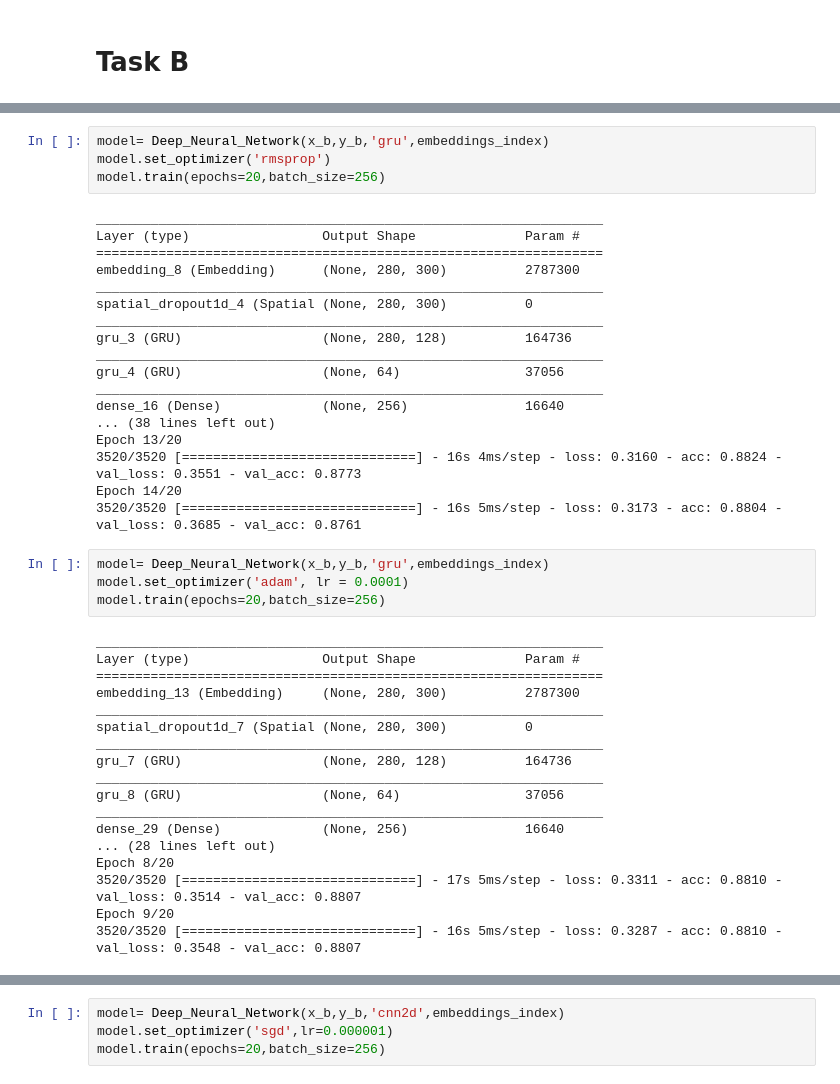
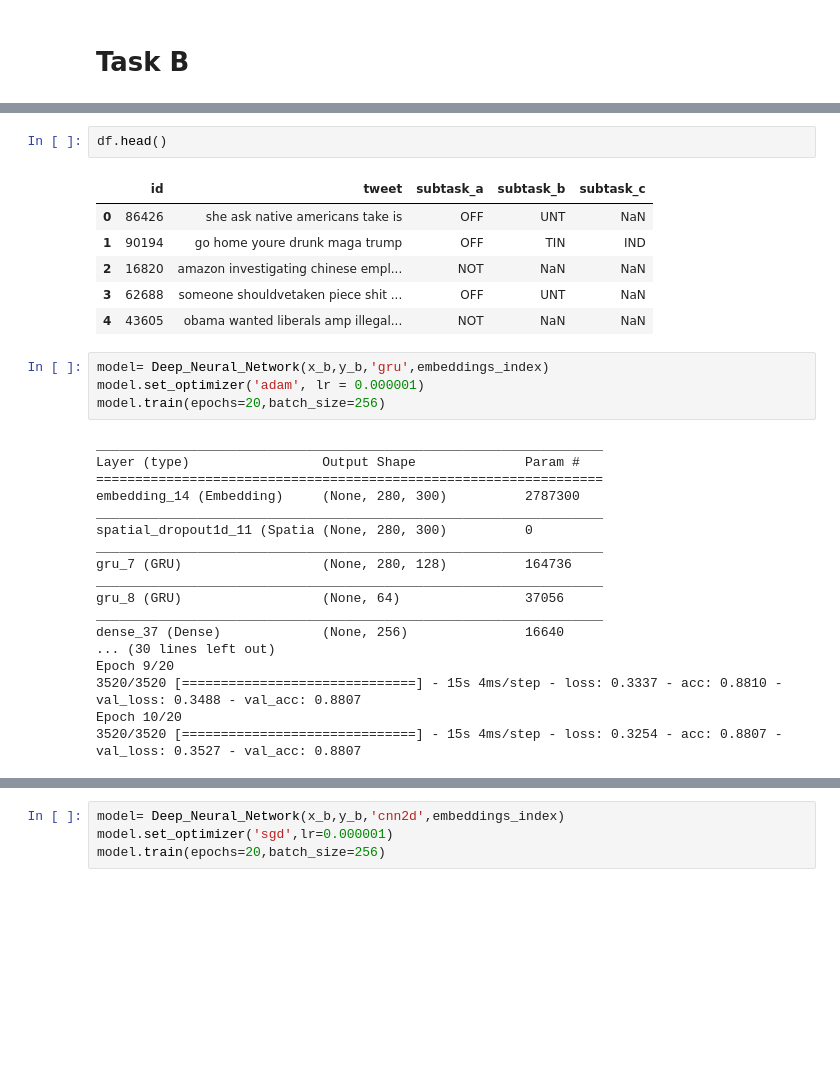
Before and after one commit to chendingyan/NLP490H, a Jupyter notebook: NLP_OffensEval.ipynb, the cells around one changed output, grey strips where cells are left out. Cells and saved outputs as stored; diff of their text form; blank space fills up the shorter version.

```diff
--- a/NLP_OffensEval.ipynb
+++ b/NLP_OffensEval.ipynb
@@ -764,44 +878,31 @@ mean cross validation for SVM is 0.8284089089490978
+# %%
+df.head()
+# %% [output]
+|  | id | tweet | subtask_a | subtask_b | subtask_c |
+| 0 | 86426 | she ask native americans take is | OFF | UNT | NaN |
+| 1 | 90194 | go home youre drunk maga trump | OFF | TIN | IND |
+| 2 | 16820 | amazon investigating chinese empl... | NOT | NaN | NaN |
+| 3 | 62688 | someone shouldvetaken piece shit ... | OFF | UNT | NaN |
+| 4 | 43605 | obama wanted liberals amp illegal... | NOT | NaN | NaN |
 # %%
 model= Deep_Neural_Network(x_b,y_b,'gru',embeddings_index)
-model.set_optimizer('rmsprop')
+model.set_optimizer('adam', lr = 0.000001)
 model.train(epochs=20,batch_size=256)
 # %% [output]
 _________________________________________________________________
 Layer (type)                 Output Shape              Param #
 =================================================================
-embedding_8 (Embedding)      (None, 280, 300)          2787300
+embedding_14 (Embedding)     (None, 280, 300)          2787300
 _________________________________________________________________
-spatial_dropout1d_4 (Spatial (None, 280, 300)          0
+spatial_dropout1d_11 (Spatia (None, 280, 300)          0
 _________________________________________________________________
-gru_3 (GRU)                  (None, 280, 128)          164736
+gru_7 (GRU)                  (None, 280, 128)          164736
 _________________________________________________________________
-gru_4 (GRU)                  (None, 64)                37056
+gru_8 (GRU)                  (None, 64)                37056
 _________________________________________________________________
-dense_16 (Dense)             (None, 256)               16640
-... (38 lines left out)
-Epoch 13/20
-3520/3520 [==============================] - 16s 4ms/step - loss: 0.3160 - acc: 0.8824 - val_loss: 0.3551 - val_acc: 0.8773
-Epoch 14/20
-3520/3520 [==============================] - 16s 5ms/step - loss: 0.3173 - acc: 0.8804 - val_loss: 0.3685 - val_acc: 0.8761
+dense_37 (Dense)             (None, 256)               16640
+... (30 lines left out)
+Epoch 9/20
+3520/3520 [==============================] - 15s 4ms/step - loss: 0.3337 - acc: 0.8810 - val_loss: 0.3488 - val_acc: 0.8807
+Epoch 10/20
+3520/3520 [==============================] - 15s 4ms/step - loss: 0.3254 - acc: 0.8807 - val_loss: 0.3527 - val_acc: 0.8807
-# %%
-model= Deep_Neural_Network(x_b,y_b,'gru',embeddings_index)
-model.set_optimizer('adam', lr = 0.0001)
-model.train(epochs=20,batch_size=256)
-# %% [output]
-_________________________________________________________________
-Layer (type)                 Output Shape              Param #
-=================================================================
-embedding_13 (Embedding)     (None, 280, 300)          2787300
-_________________________________________________________________
-spatial_dropout1d_7 (Spatial (None, 280, 300)          0
-_________________________________________________________________
-gru_7 (GRU)                  (None, 280, 128)          164736
-_________________________________________________________________
-gru_8 (GRU)                  (None, 64)                37056
-_________________________________________________________________
-dense_29 (Dense)             (None, 256)               16640
-... (28 lines left out)
-Epoch 8/20
-3520/3520 [==============================] - 17s 5ms/step - loss: 0.3311 - acc: 0.8810 - val_loss: 0.3514 - val_acc: 0.8807
-Epoch 9/20
-3520/3520 [==============================] - 16s 5ms/step - loss: 0.3287 - acc: 0.8810 - val_loss: 0.3548 - val_acc: 0.8807
```
Also changed, not shown: parts of 38 cells of this notebook.
